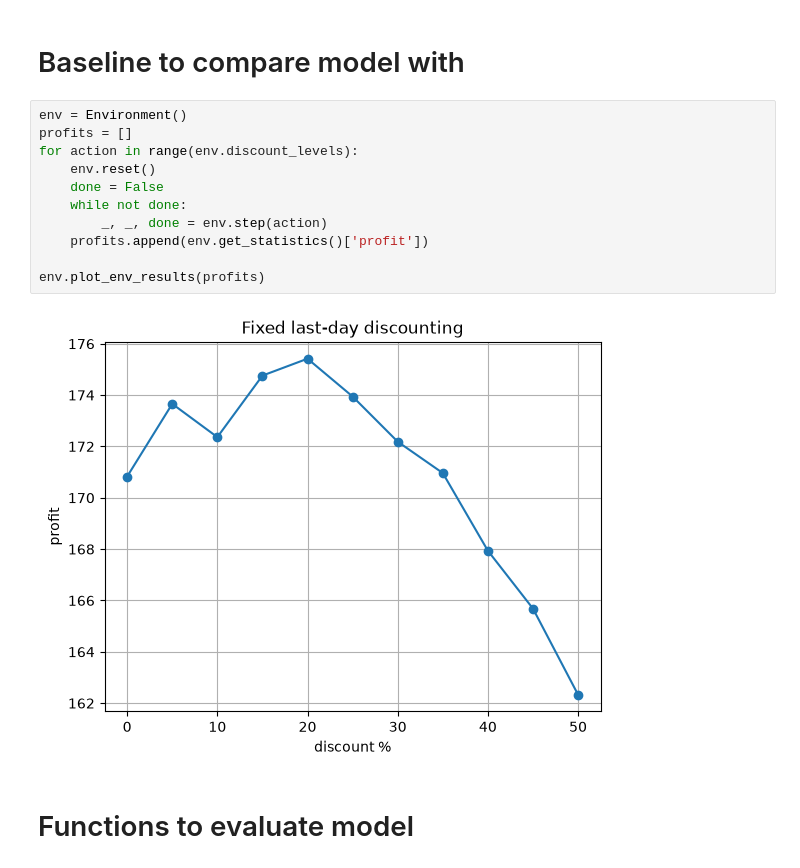
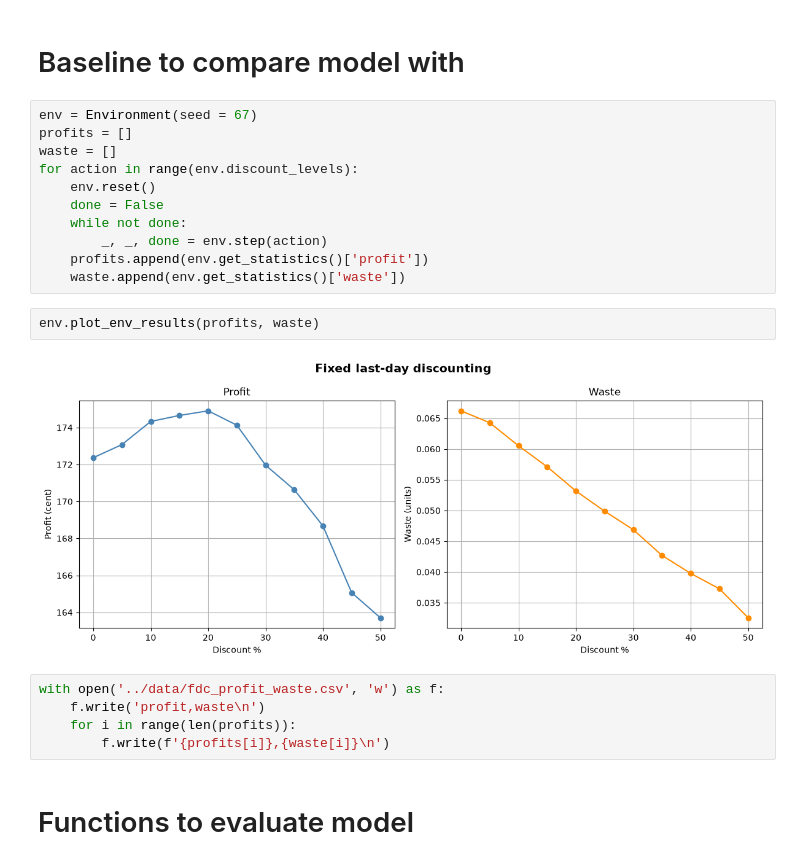
Before and after one commit to jochemwi/Dynamic-Pricing, a Jupyter notebook: notebooks/dynamic_programing.ipynb, the cells around one changed output. Cells and saved outputs as stored; diff of their text form.

```diff
--- a/notebooks/dynamic_programing.ipynb
+++ b/notebooks/dynamic_programing.ipynb
@@ -345,18 +346,25 @@ print(fill_rate)
 # %% [markdown]
 # Baseline to compare model with
 # %%
-env = Environment()
+env = Environment(seed = 67)
 profits = []
+waste = []
 for action in range(env.discount_levels):
     env.reset()
     done = False
     while not done:
         _, _, done = env.step(action)
     profits.append(env.get_statistics()['profit'])
-
-env.plot_env_results(profits)
+    waste.append(env.get_statistics()['waste'])
-# %% [output]
-[figure, removed]
+# %%
+env.plot_env_results(profits, waste)
+# %% [output]
+[figure, added]
+# %%
+with open('../data/fdc_profit_waste.csv', 'w') as f:
+    f.write('profit,waste\n')
+    for i in range(len(profits)):
+        f.write(f'{profits[i]},{waste[i]}\n')
 # %% [markdown]
 # Functions to evaluate model
 # %%
```
Also changed, not shown: parts of 5 cells of this notebook, 6 other files.
